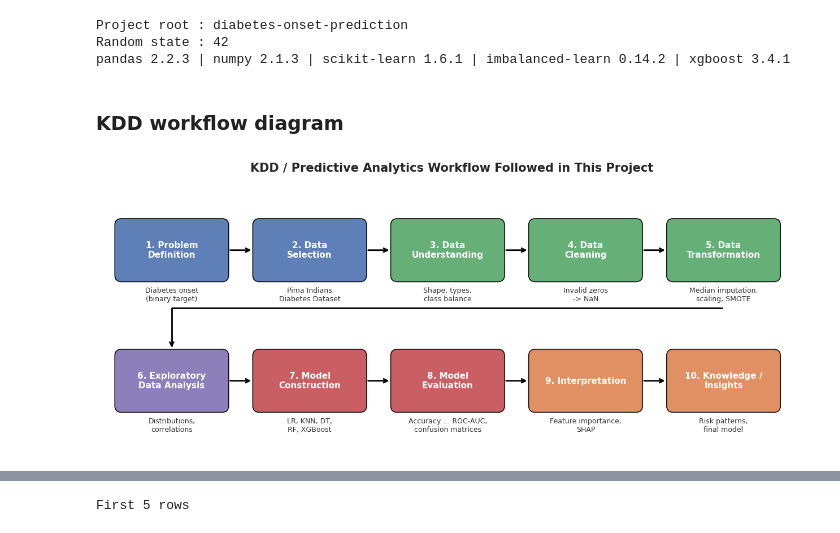
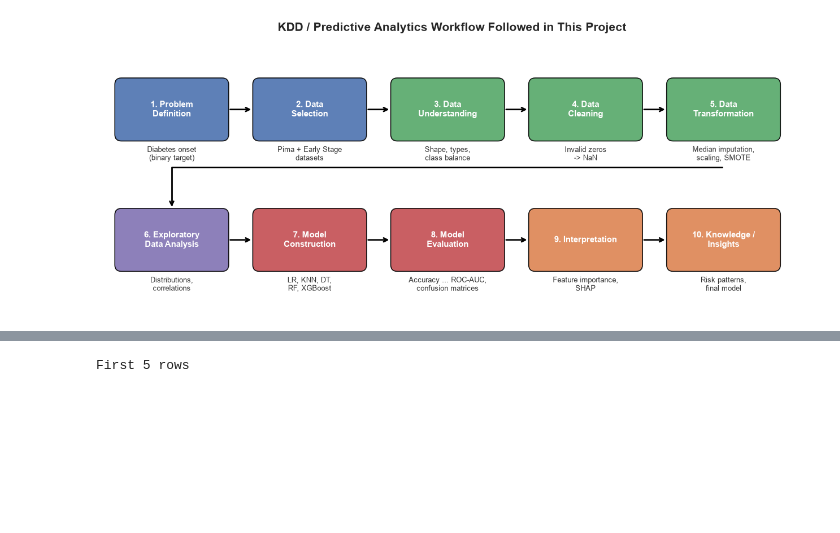
Before and after one commit to hardikjain2005/-Predictive-Analytics-CA-3-Diabetes-Onset-Prediction-Using-Machine-Learning, a Jupyter notebook: notebooks/Diabetes_Onset_Prediction.ipynb, the cells around one changed output, grey strips where cells are left out. Drawn from its saved outputs; the diff is of its cells as text; code cells hidden in the pictures; blank space fills up the shorter version.

```diff
--- a/notebooks/Diabetes_Onset_Prediction.ipynb
+++ b/notebooks/Diabetes_Onset_Prediction.ipynb
@@ -104,105 +192,36 @@ The project's reusable helper functions live in `src/` (`preprocessing.py`, `mod
-# %%
-import sys
-import warnings
-from pathlib import Path
-
-import numpy as np
-import pandas as pd
-import matplotlib.pyplot as plt
-import seaborn as sns
-from matplotlib.patches import FancyBboxPatch
-
-from sklearn.linear_model import LogisticRegression
-from sklearn.model_selection import StratifiedKFold, cross_validate
-from sklearn.inspection import permutation_importance
-from imblearn.over_sampling import SMOTE
-import xgboost
-import sklearn
-import imblearn
-
-warnings.filterwarnings("ignore", category=FutureWarning)
-warnings.filterwarnings("ignore", category=UserWarning)
-
-# ---- locate the project root (folder that contains src/preprocessing.py) ----
-PROJECT_ROOT = None
-for candidate in [Path.cwd(), *Path.cwd().parents]:
-    if (candidate / "src" / "preprocessing.py").exists():
-        PROJECT_ROOT = candidate
-        break
-if PROJECT_ROOT is None:
-    raise RuntimeError("Run this notebook from inside the diabetes-onset-prediction project folder.")
-sys.path.insert(0, str(PROJECT_ROOT / "src"))
-
-from preprocessing import (FEATURES, TARGET, COLUMNS, ZERO_AS_MISSING, RANDOM_STATE,
-                           load_data, GITHUB_DATA_URL, count_invalid_zeros, replace_invalid_zeros,
-                           split_data, build_preprocessor)
-from models import get_classifiers, build_pipeline, get_models, train_models, cross_validate_models
-from evaluation import (evaluate_models, print_classification_reports, plot_confusion_matrices,
-                        plot_roc_curves, best_per_metric)
-
-DATA_PATH = PROJECT_ROOT / "data" / "pima-indians-diabetes.csv"
-RESULTS_DIR = PROJECT_ROOT / "results"
-FIG_DIR = RESULTS_DIR / "figures"
-FIG_DIR.mkdir(parents=True, exist_ok=True)
-
-# ---- plotting configuration ----
-sns.set_theme(style="whitegrid", context="notebook")
-plt.rcParams.update({"figure.dpi": 100, "axes.titlesize": 13, "axes.labelsize": 11,
-                     "axes.titleweight": "bold"})
-OUTCOME_LABELS = {0: "No Diabetes", 1: "Diabetes"}
-PALETTE = {"No Diabetes": "#4C72B0", "Diabetes": "#DD8452"}
-pd.set_option("display.max_columns", 30)
-pd.set_option("display.width", 160)
-
-
-def save_fig(fig, name):
-    """Save a figure to results/figures/ at a readable resolution."""
-    fig.savefig(FIG_DIR / name, dpi=150, bbox_inches="tight")
-
-
-print("Project root :", PROJECT_ROOT.name)
-print("Random state :", RANDOM_STATE)
-print(f"pandas {pd.__version__} | numpy {np.__version__} | scikit-learn {sklearn.__version__} | "
-      f"imbalanced-learn {imblearn.__version__} | xgboost {xgboost.__version__}")
-# %% [output]
-Project root : diabetes-onset-prediction
-Random state : 42
-pandas 2.2.3 | numpy 2.1.3 | scikit-learn 1.6.1 | imbalanced-learn 0.14.2 | xgboost 3.4.1
-# %% [markdown]
-### KDD workflow diagram
 # %%
 stages = ["Problem\nDefinition", "Data\nSelection", "Data\nUnderstanding", "Data\nCleaning",
           "Data\nTransformation", "Exploratory\nData Analysis", "Model\nConstruction",
           "Model\nEvaluation", "Interpretation", "Knowledge /\nInsights"]
-details = ["Diabetes onset\n(binary target)", "Pima Indians\nDiabetes Dataset", "Shape, types,\nclass balance",
+details = ["Diabetes onset\n(binary target)", "Pima + Early Stage\ndatasets", "Shape, types,\nclass balance",
            "Invalid zeros\n-> NaN", "Median imputation,\nscaling, SMOTE", "Distributions,\ncorrelations",
            "LR, KNN, DT,\nRF, XGBoost", "Accuracy ... ROC-AUC,\nconfusion matrices",
            "Feature importance,\nSHAP", "Risk patterns,\nfinal model"]
 colors = ["#4C72B0"] * 2 + ["#55A868"] * 3 + ["#8172B3"] + ["#C44E52"] * 2 + ["#DD8452"] * 2
 
 fig, ax = plt.subplots(figsize=(16, 6.2))
 ax.set_xlim(0, 16); ax.set_ylim(0, 6.2); ax.axis("off")
 w, h = 2.5, 1.35
 xs = [0.35 + i * 3.15 for i in range(5)]
 positions = [(x, 3.9) for x in xs] + [(x, 0.9) for x in xs]
 for i, ((x, y), stage, detail, c) in enumerate(zip(positions, stages, details, colors)):
     ax.add_patch(FancyBboxPatch((x, y), w, h, boxstyle="round,pad=0.05,rounding_size=0.15",
                                 facecolor=c, edgecolor="black", linewidth=1.2, alpha=0.9))
     ax.text(x + w / 2, y + h / 2, f"{i + 1}. {stage}", ha="center", va="center",
             color="white", fontsize=11, fontweight="bold")
     ax.text(x + w / 2, y - 0.35, detail, ha="center", va="center", fontsize=9, color="#333333")
     if i in (0, 1, 2, 3, 5, 6, 7, 8):
         nx, ny = positions[i + 1]
         ax.annotate("", xy=(nx - 0.05, ny + h / 2), xytext=(x + w + 0.05, y + h / 2),
                     arrowprops=dict(arrowstyle="->", lw=2, color="black"))
 # connector from stage 5 (end of row 1) to stage 6 (start of row 2)
 x5, y5 = positions[4]; x6, y6 = positions[5]
 ax.annotate("", xy=(x6 + w / 2, y6 + h + 0.05),
             xytext=(x5 + w / 2, y5 - 0.65),
             arrowprops=dict(arrowstyle="->", lw=2, color="black",
                             connectionstyle="angle,angleA=180,angleB=90,rad=0"))
 ax.set_title("KDD / Predictive Analytics Workflow Followed in This Project", fontsize=15, pad=10)
 save_fig(fig, "01_kdd_workflow.png")
 plt.show()
 # %% [output]
-[figure, old version]
+[figure, new version]
```
Also changed, not shown: parts of 159 cells of this notebook, 24 other files.
